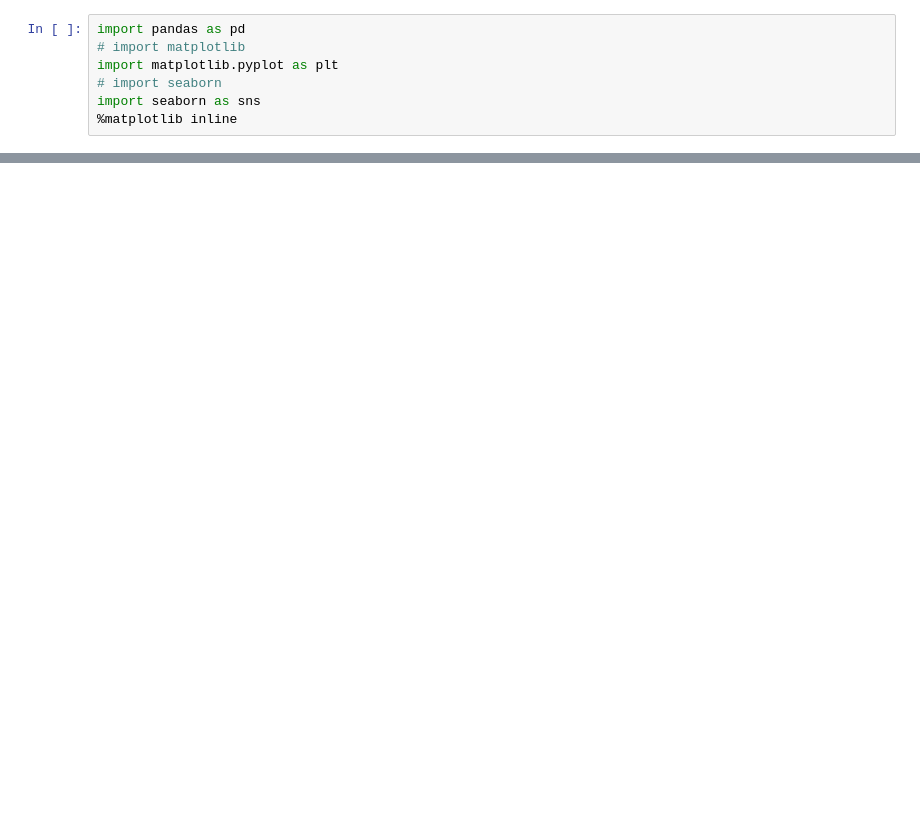
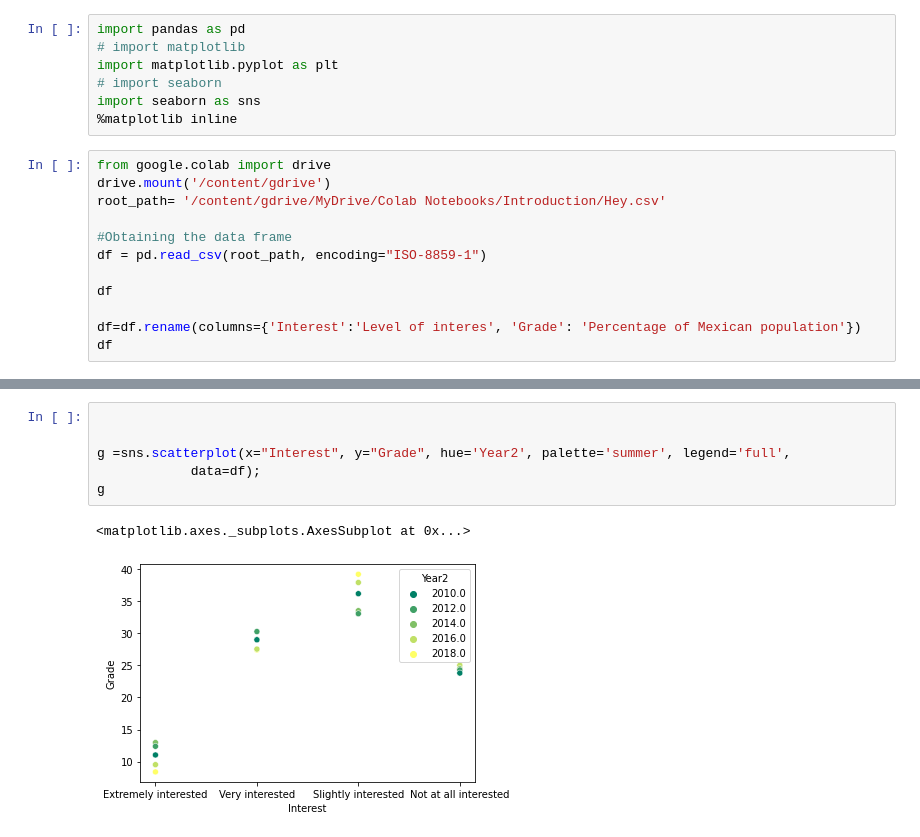
Before and after one commit to greci-gareli/Maps_Bar_Aim1, a Jupyter notebook: Introduction.ipynb, the cells around one changed output, grey strips where cells are left out. Cells and saved outputs as stored; diff of their text form; blank space fills up the shorter version.

```diff
--- a/Introduction.ipynb
+++ b/Introduction.ipynb
@@ -7,3 +7,15 @@ import matplotlib.pyplot as plt
 # import seaborn
 import seaborn as sns
 %matplotlib inline
+# %%
+from google.colab import drive
+drive.mount('/content/gdrive')
+root_path= '/content/gdrive/MyDrive/Colab Notebooks/Introduction/Hey.csv'
+
+#Obtaining the data frame
+df = pd.read_csv(root_path, encoding="ISO-8859-1")
+
+df
+
+df=df.rename(columns={'Interest':'Level of interes', 'Grade': 'Percentage of Mexican population'})
+df
@@ -9,0 +60,9 @@ import seaborn as sns
+# %%
+
+
+g =sns.scatterplot(x="Interest", y="Grade", hue='Year2', palette='summer', legend='full',
+            data=df);
+g
+# %% [output]
+<matplotlib.axes._subplots.AxesSubplot at 0x...>
+[figure, added]
```
Also changed, not shown: parts of 10 cells of this notebook.
